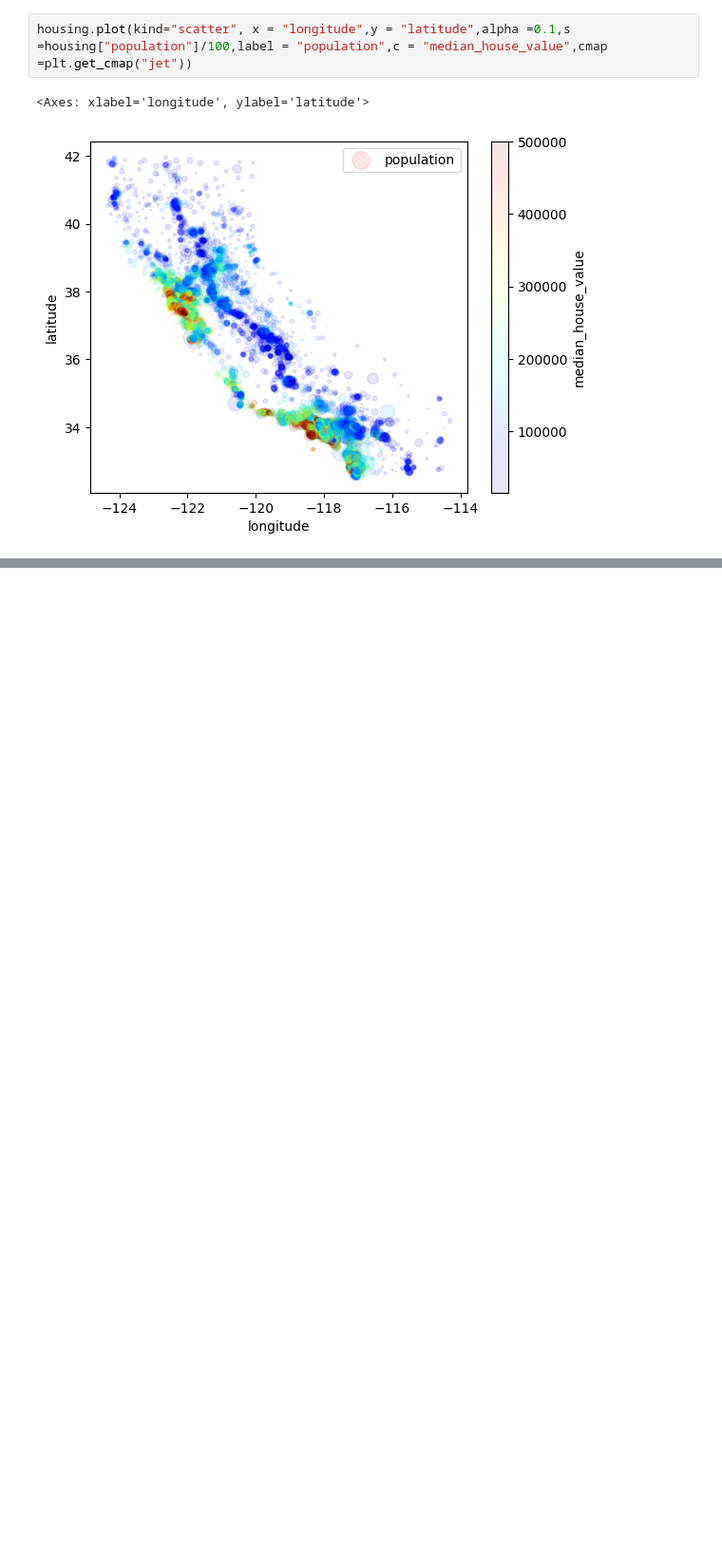
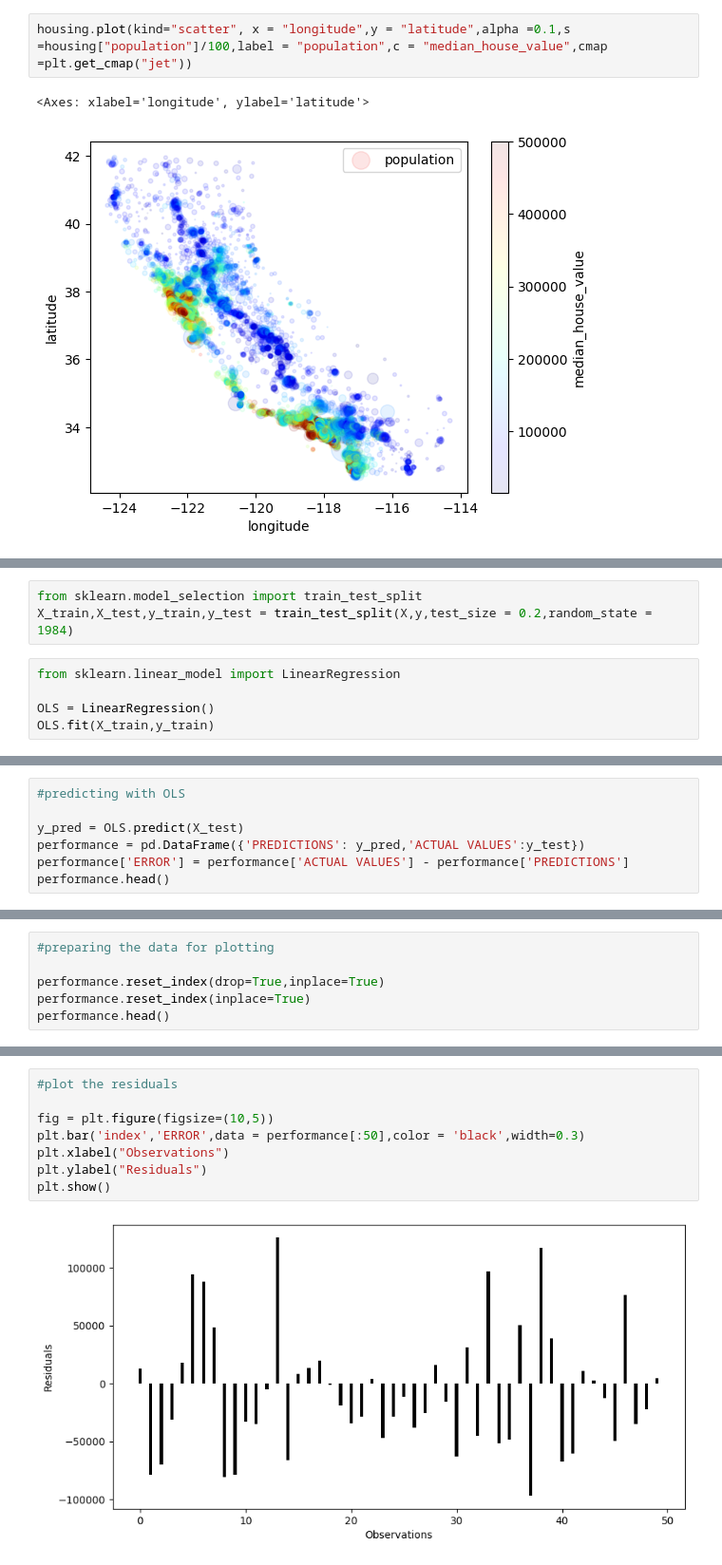
Before and after one commit to prakashkae/Ai-learning-journey, a Jupyter notebook: Month2-machine-learning/house-price-prediction/housing.ipynb, the cells around one changed output, grey strips where cells are left out. Shown at 95% size. Saved outputs shown, nothing was run; the diff lists cells and outputs as text; blank space fills up the shorter version.

Commit message:
Update house price prediction project and remove LICENSE

```diff
--- a/Month2-machine-learning/house-price-prediction/housing.ipynb
+++ b/Month2-machine-learning/house-price-prediction/housing.ipynb
@@ -82,0 +126,8 @@ corr_matrix = housing.corr(numeric_only=True)
+# %%
+from sklearn.model_selection import train_test_split
+X_train,X_test,y_train,y_test = train_test_split(X,y,test_size = 0.2,random_state = 1984)
+# %%
+from sklearn.linear_model import LinearRegression
+
+OLS = LinearRegression()
+OLS.fit(X_train,y_train)
@@ -82,0 +147,7 @@ corr_matrix = housing.corr(numeric_only=True)
+# %%
+#predicting with OLS
+
+y_pred = OLS.predict(X_test)
+performance = pd.DataFrame({'PREDICTIONS': y_pred,'ACTUAL VALUES':y_test})
+performance['ERROR'] = performance['ACTUAL VALUES'] - performance['PREDICTIONS']
+performance.head()
@@ -82,0 +161,6 @@ corr_matrix = housing.corr(numeric_only=True)
+# %%
+#preparing the data for plotting
+
+performance.reset_index(drop=True,inplace=True)
+performance.reset_index(inplace=True)
+performance.head()
@@ -82,0 +174,10 @@ corr_matrix = housing.corr(numeric_only=True)
+# %%
+#plot the residuals
+
+fig = plt.figure(figsize=(10,5))
+plt.bar('index','ERROR',data = performance[:50],color = 'black',width=0.3)
+plt.xlabel("Observations")
+plt.ylabel("Residuals")
+plt.show()
+# %% [output]
+[figure, added]
```
Also changed, not shown: parts of 10 cells of this notebook, 7 other files.
